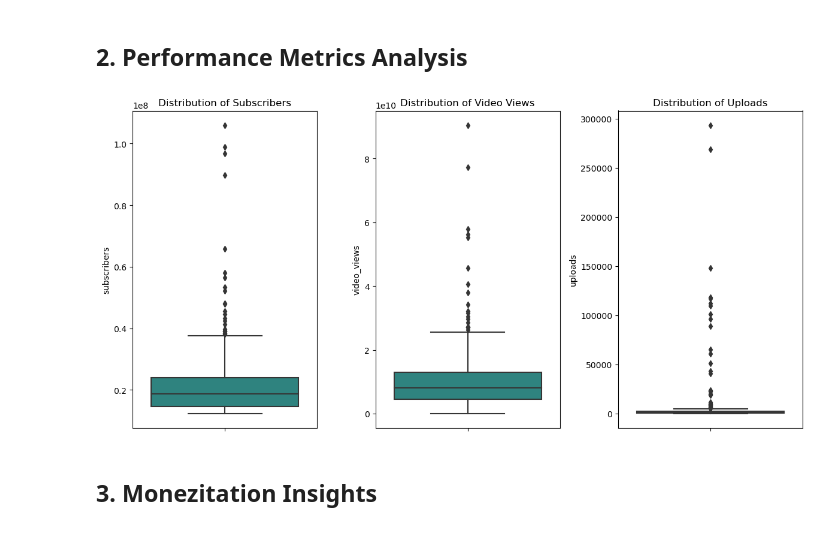
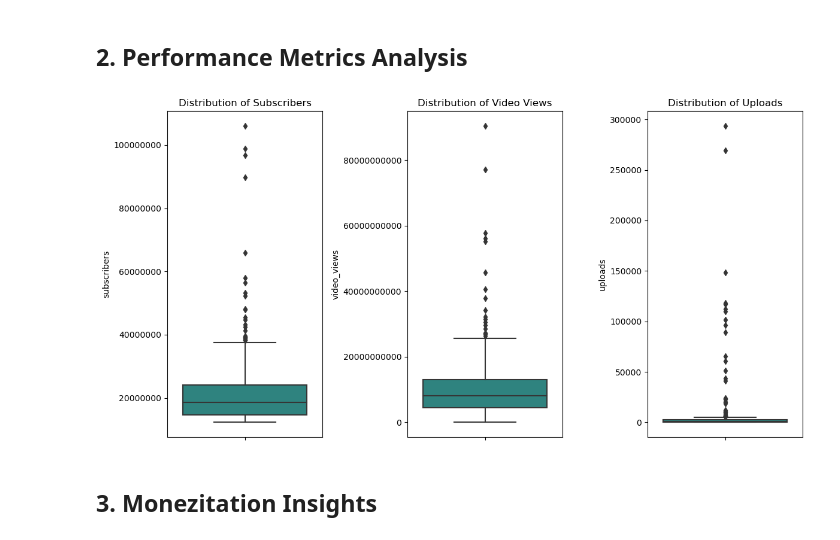
Before and after one commit to zoeyespinoza/Youtube-Statistical-Analysis, a Jupyter notebook: Youtube_Statistics.ipynb, the cells around one changed output. Cells and saved outputs as stored; diff of their text form; code cells hidden in the pictures.

```diff
--- a/Youtube_Statistics.ipynb
+++ b/Youtube_Statistics.ipynb
@@ -495,26 +545,31 @@ plt.show()
 # %%
 # Convert the 'video_views' column to numeric (if not already)
 data['video_views'] = pd.to_numeric(data['video_views'], errors='coerce')
 
 # Visualize the distribution of subscribers, video views, and uploads
 plt.figure(figsize=(12, 6))
 
 plt.subplot(1, 3, 1)
 sns.boxplot(y='subscribers', data=data, palette='viridis')
 plt.title('Distribution of Subscribers')
+plt.ticklabel_format(style='plain', axis='y')
+
 
 plt.subplot(1, 3, 2)
 sns.boxplot(y='video_views', data=data, palette='viridis')
 plt.title('Distribution of Video Views')
+plt.ticklabel_format(style='plain', axis='y')
+
 
 plt.subplot(1, 3, 3)
 sns.boxplot(y='uploads', data=data, palette='viridis')
 plt.title('Distribution of Uploads')
 
 plt.tight_layout()
+
 plt.show()
 # %% [output]
-[figure, old version]
+[figure, new version]
 # %% [markdown]
 ## 3. Monezitation Insights
 # %%
```
Also changed, not shown: parts of 30 cells of this notebook.
